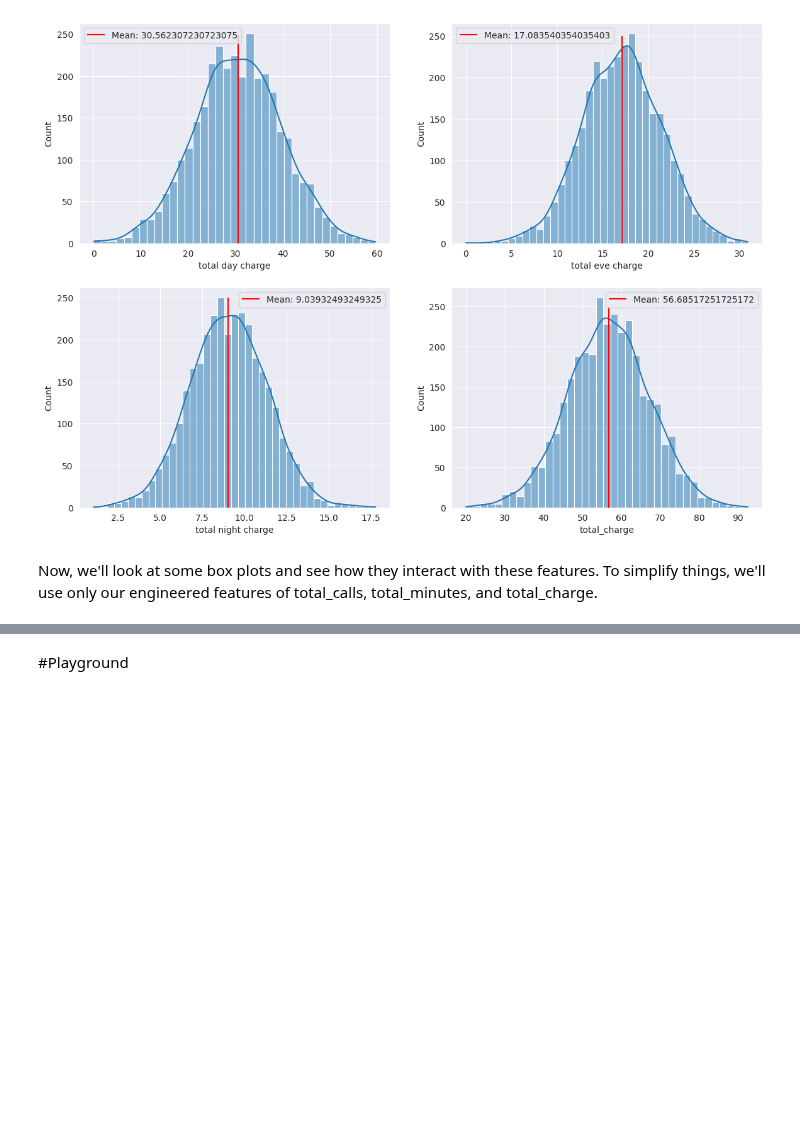
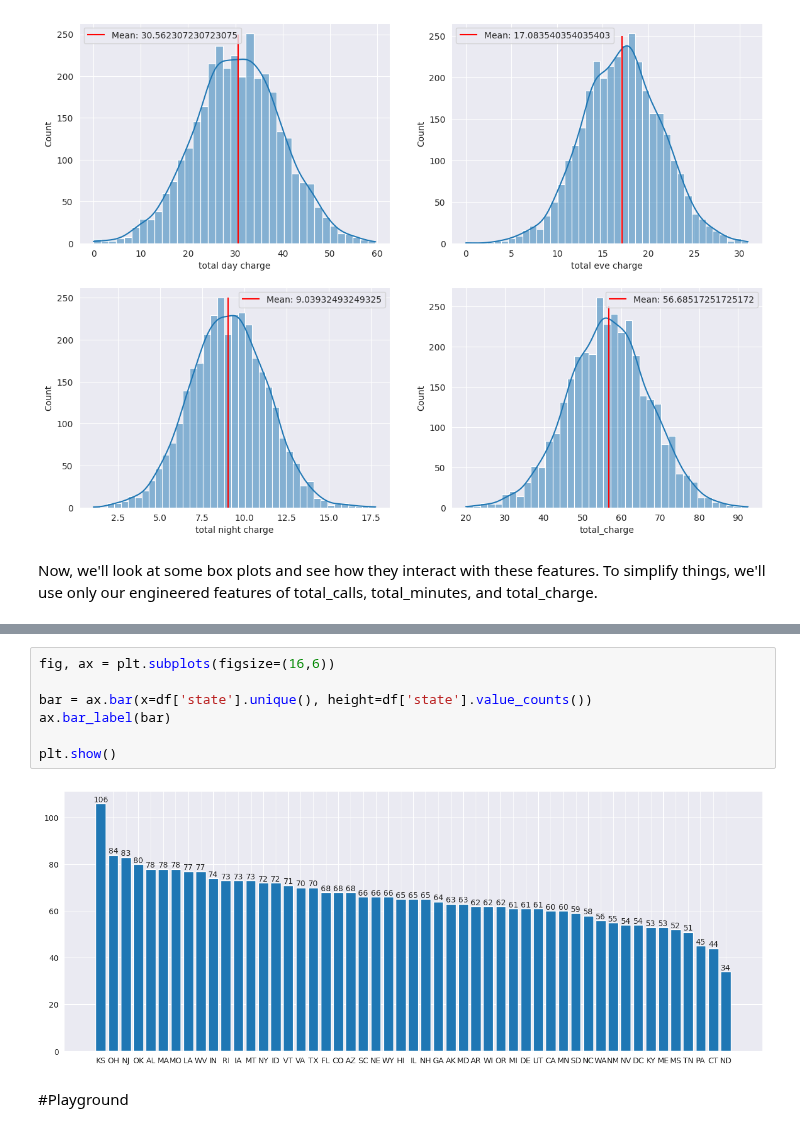
Before and after one commit to bmjaron/phase_3_project, a Jupyter notebook: Untitled1.ipynb, the cells around one changed output, grey strips where cells are left out. Saved outputs shown, nothing was run; the diff lists cells and outputs as text; blank space fills up the shorter version.

```diff
--- a/Untitled1.ipynb
+++ b/Untitled1.ipynb
@@ -295,3 +317,12 @@ sns.boxplot(x=df['churn'], y=charges['total_charge'], ax=axes[0])
+# %%
+fig, ax = plt.subplots(figsize=(16,6))
+
+bar = ax.bar(x=df['state'].unique(), height=df['state'].value_counts())
+ax.bar_label(bar)
+
+plt.show()
+# %% [output]
+[figure, added]
 # %% [markdown]
 #Playground
 # %%
```
Also changed, not shown: parts of 5 cells of this notebook.
